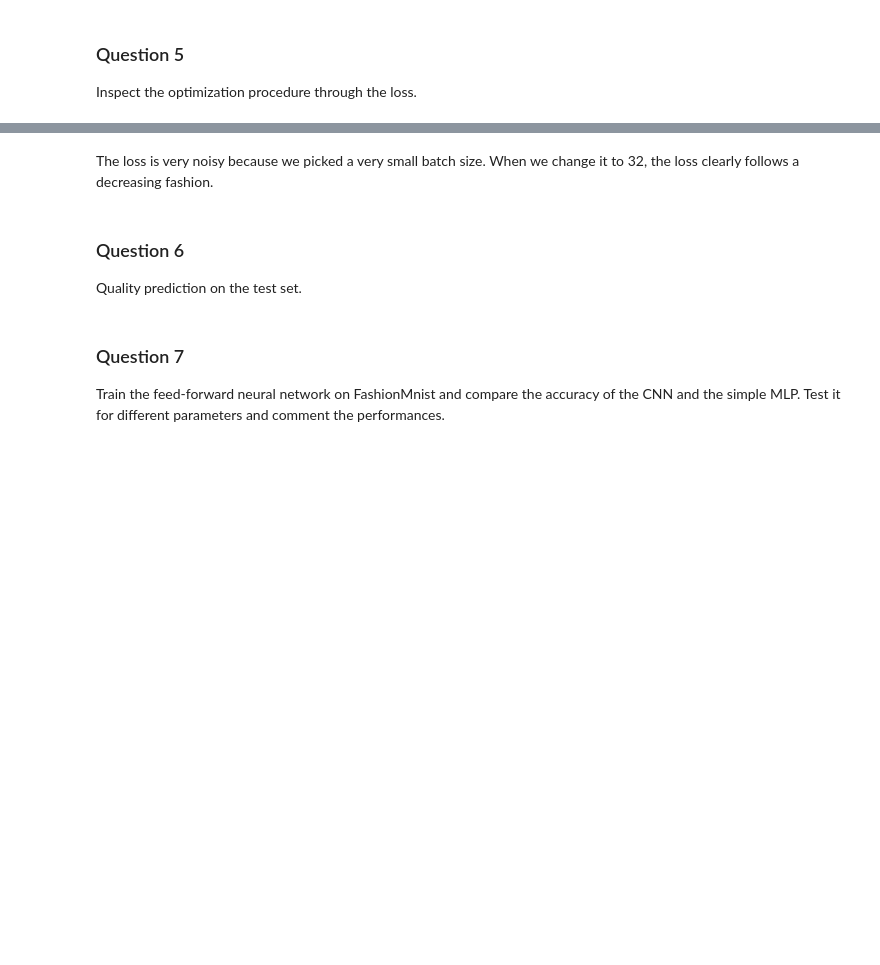
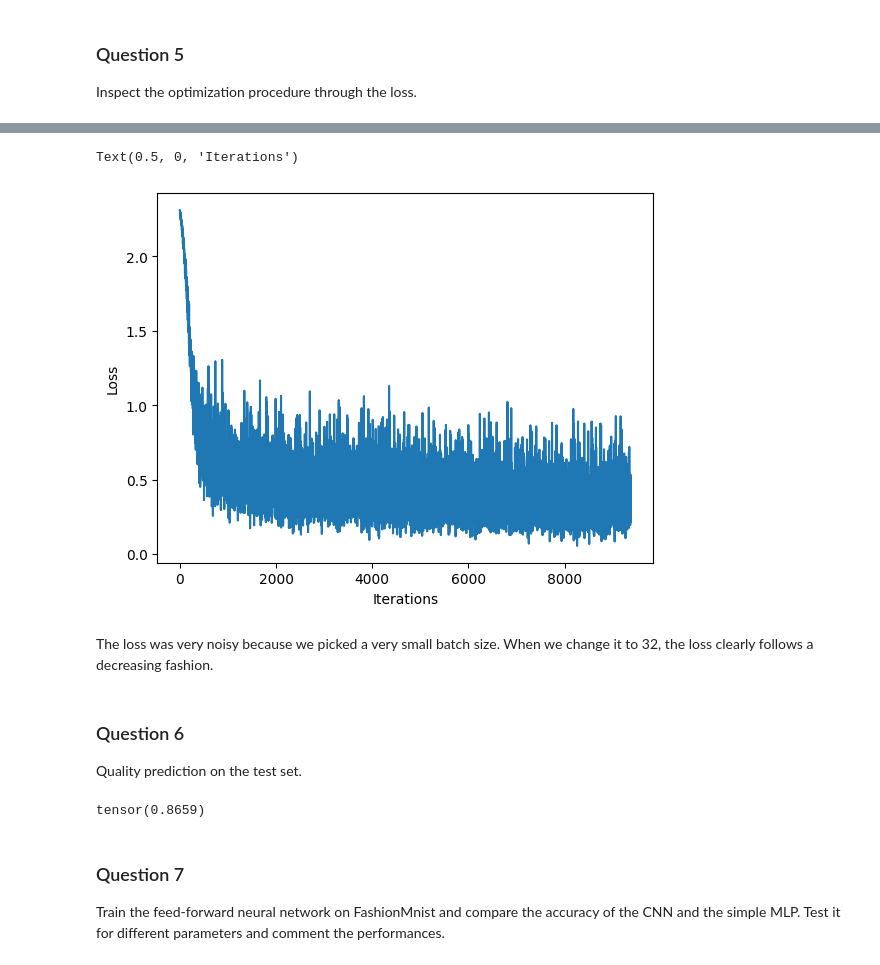
Before and after one commit to shreykharbanda31/Fundamentals-of-Machine-Learning-S24, a Jupyter notebook: tp_cnn_student_shrey.ipynb, the cells around one changed output, grey strips where cells are left out. Drawn from its saved outputs; the diff is of its cells as text; code cells hidden in the pictures; blank space fills up the shorter version.

```diff
--- a/tp_cnn_student_shrey.ipynb
+++ b/tp_cnn_student_shrey.ipynb
@@ -198,0 +198,41 @@ NameError: name 'plt' is not defined
+# %%
+from torch.utils.data import DataLoader
+
+BATCH_SIZE = 32
+trainloader = DataLoader(train_data, batch_size=BATCH_SIZE, shuffle=True, num_workers=2)
+testloader = DataLoader(test_data, batch_size=BATCH_SIZE, shuffle=True, num_workers=2)
+# %%
+convnet = ConvNet()
+print(convnet.parameters)
+
+# Optimizer
+epochs = 5
+learning_rate = 1e-4
+optimizer = Adam(convnet.parameters(), lr=learning_rate)
+
+# Choice of the loss
+criterion = CrossEntropyLoss() # nll_loss
+
+losses = []
+for t in range(epochs):
+    for i, data in enumerate(trainloader):
+        inputs, labels = data
+
+        # set optimizer to zero grad to remove previous epoch gradients
+        optimizer.zero_grad()
+
+        # Evaluate the loss
+        outputs = convnet(inputs)
+        loss = criterion(outputs, labels)
+
+        # backward propagation
+        loss.backward()
+
+        # One optimization step
+        optimizer.step()
+
+        losses.append(loss.item())
+
+
+        if not i % 2000:
+            print(t, i, loss.item())
@@ -199,9 +257,34 @@ NameError: name 'plt' is not defined
+# %%
+plt.plot(losses)
+plt.ylabel("Loss")
+plt.xlabel("Iterations")
+# %% [output]
+Text(0.5, 0, 'Iterations')
+[figure, added]
 # %% [markdown]
-The loss is very noisy because we picked a very small batch size. When we change it to 32, the loss clearly follows a decreasing fashion.
+The loss was very noisy because we picked a very small batch size. When we change it to 32, the loss clearly follows a decreasing fashion.
 # %% [markdown]
 ### Question 6
 
 Quality prediction on the test set.
+# %%
+size_test = test_data.data.shape[0]
+
+correct = 0
+total = 0
+for data in testloader:
+    inputs, labels = data
+    outputs = convnet(inputs)
+    loss, predicted = torch.max(outputs.data, 1)
+    total += labels.size(0)
+    correct += (predicted == labels).sum()
+
+
+final_accuracy =  correct/total
+
+print(final_accuracy)
+# %% [output]
+tensor(0.8659)
 # %% [markdown]
 ### Question 7
 
```
Also changed, not shown: parts of 23 cells of this notebook.
